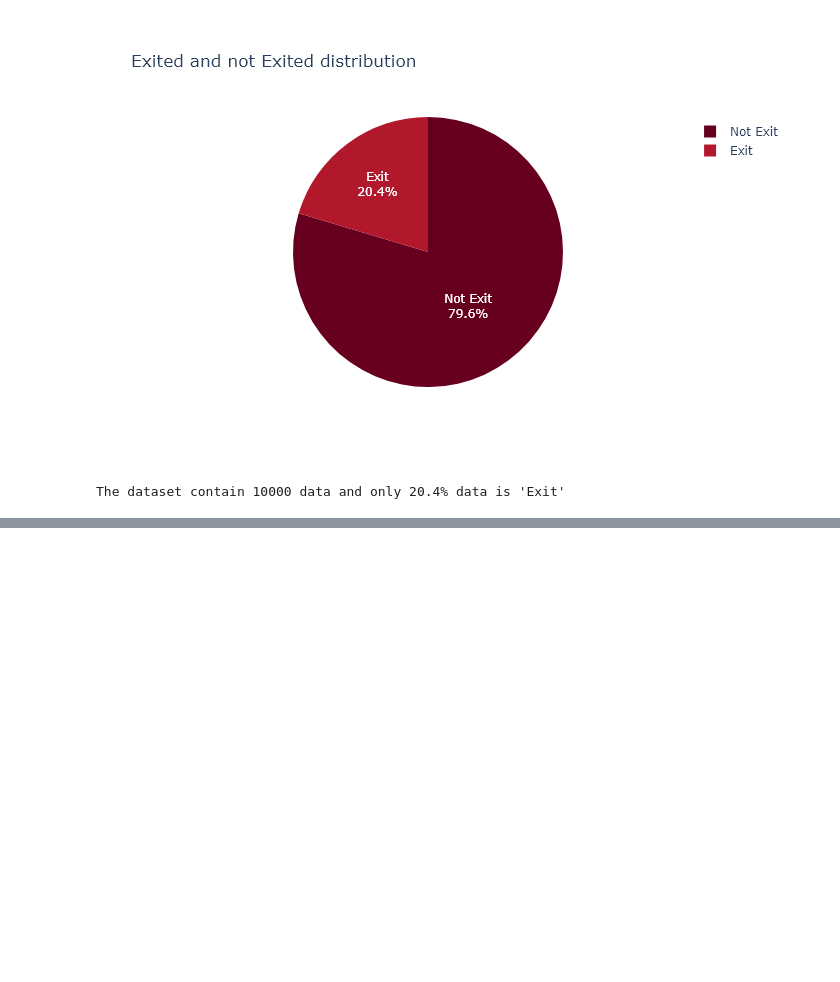
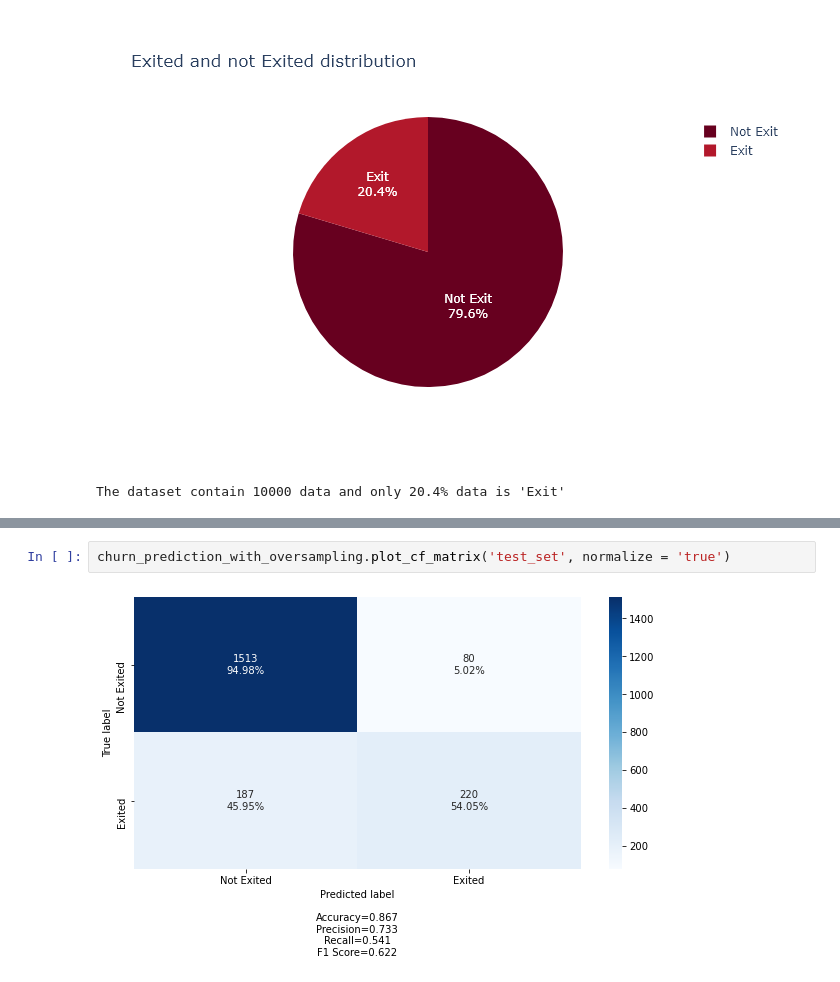
Before and after one commit to Auyin111/churn-prediction, a Jupyter notebook: churn prediction.ipynb, the cells around one changed output, grey strips where cells are left out. Saved outputs shown, nothing was run; the diff lists cells and outputs as text; blank space fills up the shorter version.

```diff
--- a/churn prediction.ipynb
+++ b/churn prediction.ipynb
@@ -104,0 +267,4 @@ Classification report:
+# %%
+churn_prediction_with_oversampling.plot_cf_matrix('test_set', normalize = 'true')
+# %% [output]
+[figure, added]
```
Also changed, not shown: parts of 23 cells of this notebook, 11 other files.
